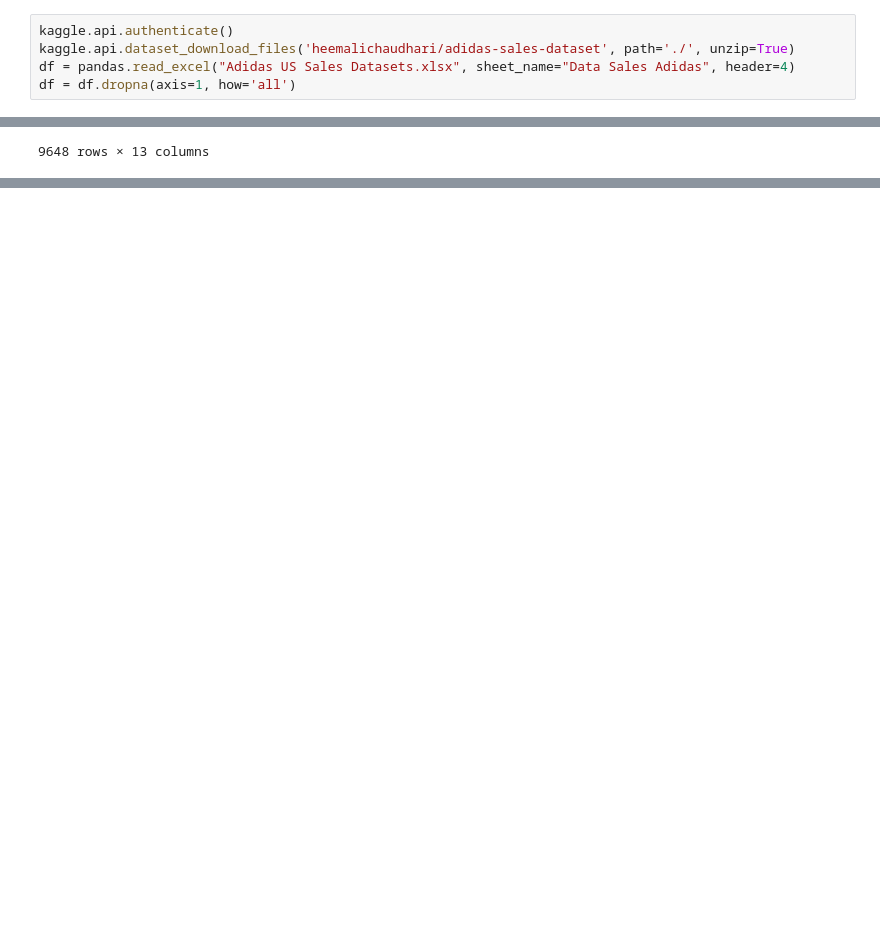
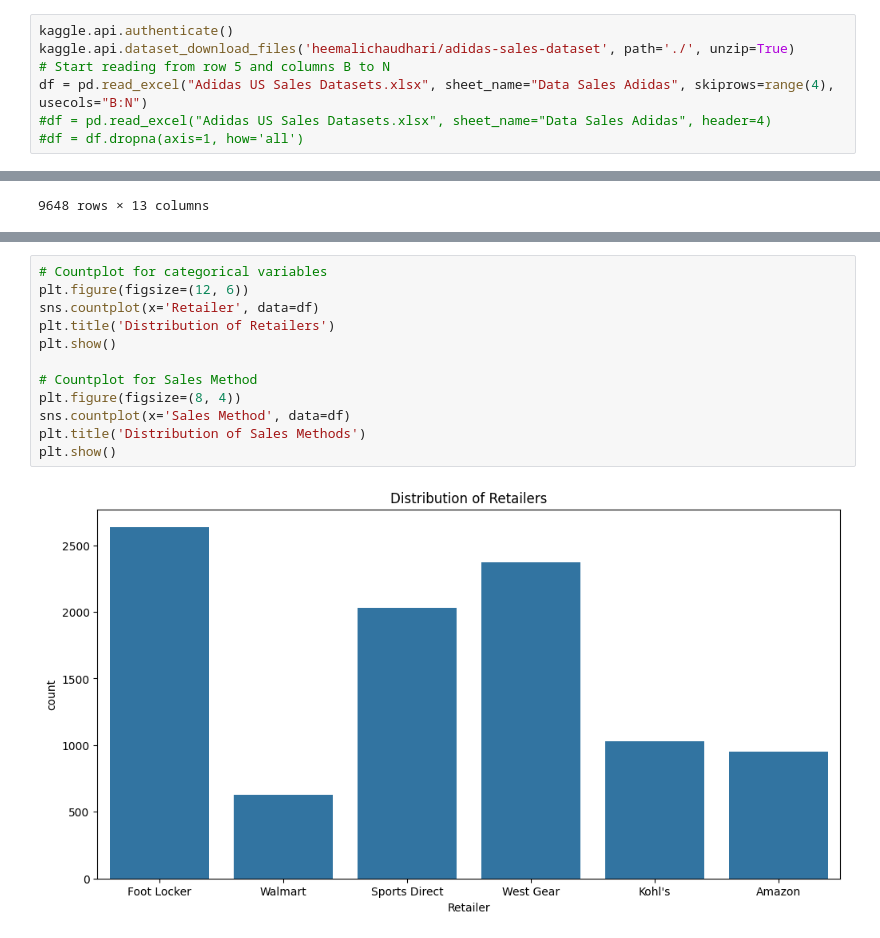
Before and after one commit to delatorrena2016/sql-etl-analytics, a Jupyter notebook: exp.ipynb, the cells around one changed output, grey strips where cells are left out. Saved outputs shown, nothing was run; the diff lists cells and outputs as text; blank space fills up the shorter version.

```diff
--- a/exp.ipynb
+++ b/exp.ipynb
@@ -5,8 +8,10 @@ import pandas
 # %%
 kaggle.api.authenticate()
 kaggle.api.dataset_download_files('heemalichaudhari/adidas-sales-dataset', path='./', unzip=True)
-df = pandas.read_excel("Adidas US Sales Datasets.xlsx", sheet_name="Data Sales Adidas", header=4)
-df = df.dropna(axis=1, how='all')
+# Start reading from row 5 and columns B to N
+df = pd.read_excel("Adidas US Sales Datasets.xlsx", sheet_name="Data Sales Adidas", skiprows=range(4), usecols="B:N")
+#df = pd.read_excel("Adidas US Sales Datasets.xlsx", sheet_name="Data Sales Adidas", header=4)
+#df = df.dropna(axis=1, how='all')
 # %%
 df
 # %% [output]
@@ -25,0 +89,14 @@ df
+# %%
+# Countplot for categorical variables
+plt.figure(figsize=(12, 6))
+sns.countplot(x='Retailer', data=df)
+plt.title('Distribution of Retailers')
+plt.show()
+
+# Countplot for Sales Method
+plt.figure(figsize=(8, 4))
+sns.countplot(x='Sales Method', data=df)
+plt.title('Distribution of Sales Methods')
+plt.show()
+# %% [output]
+[figure, added]
```
Also changed, not shown: parts of 19 cells of this notebook.
